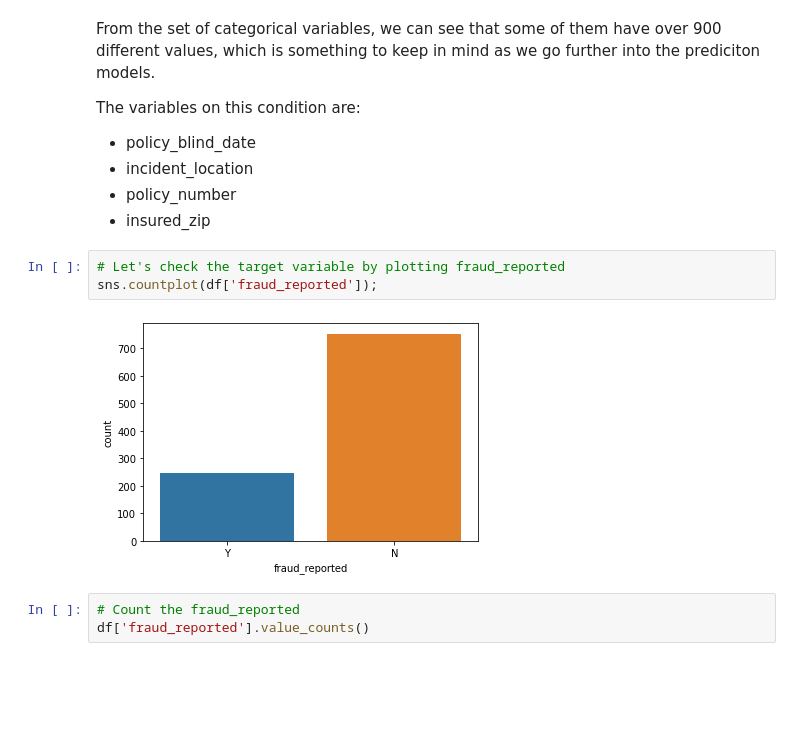
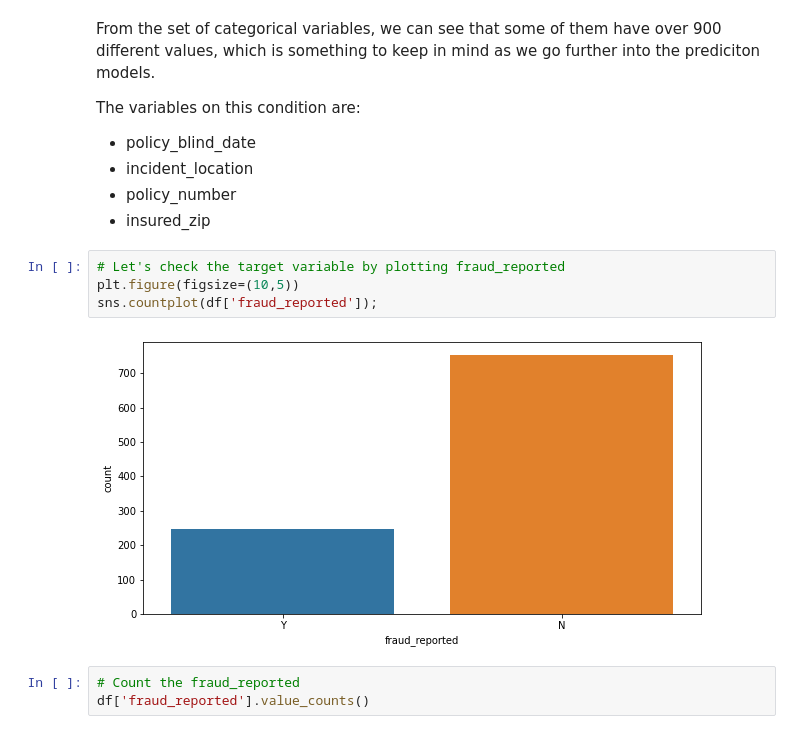
Before and after one commit to placenciohid/ACTISCI657-GroupProject, a Jupyter notebook: Insurance Claims Analysis.ipynb, the cells around one changed output. Drawn from its saved outputs; the diff is of its cells as text; blank space fills up the shorter version.

```diff
--- a/Insurance Claims Analysis.ipynb
+++ b/Insurance Claims Analysis.ipynb
@@ -148,9 +204,10 @@ The variables on this condition are:
 - insured_zip
 # %%
 # Let's check the target variable by plotting fraud_reported
+plt.figure(figsize=(10,5))
 sns.countplot(df['fraud_reported']);
 # %% [output]
-[figure, old version]
+[figure, new version]
 # %%
 # Count the fraud_reported
 df['fraud_reported'].value_counts()
```
Also changed, not shown: parts of 62 cells of this notebook, 1 other file.
